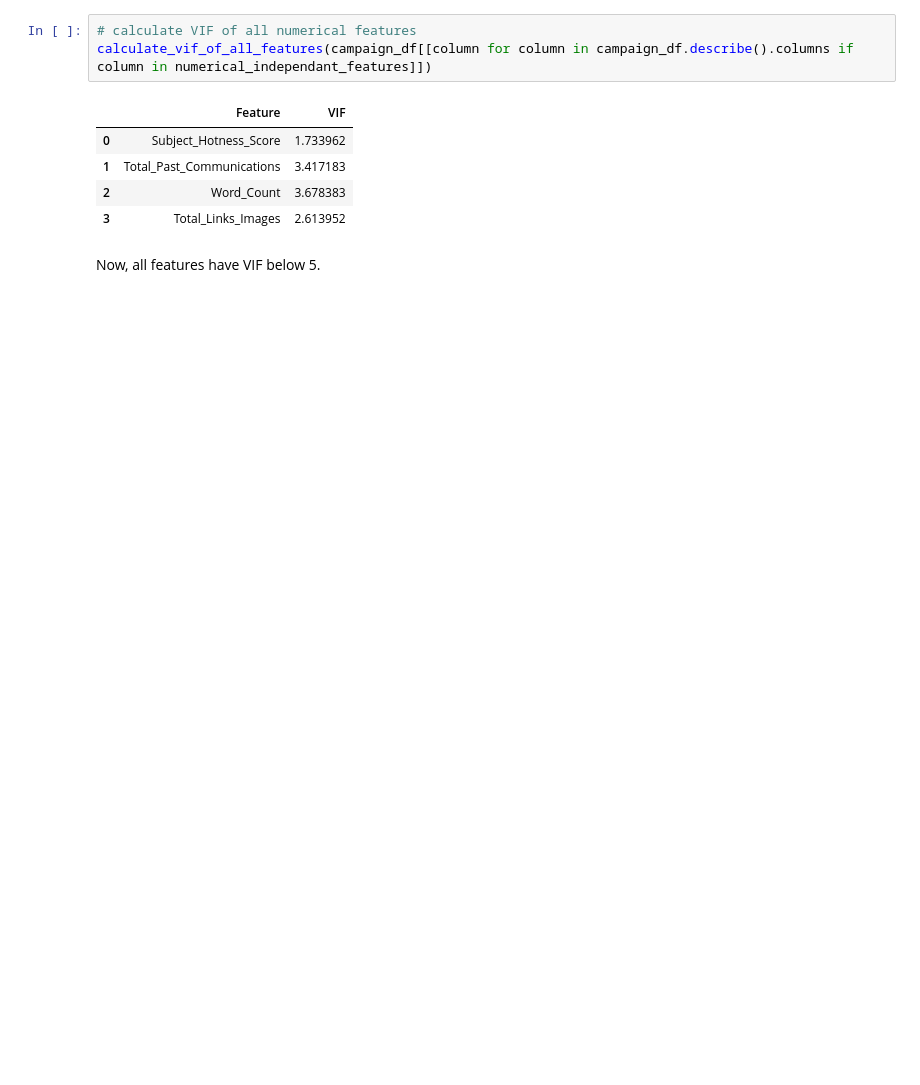
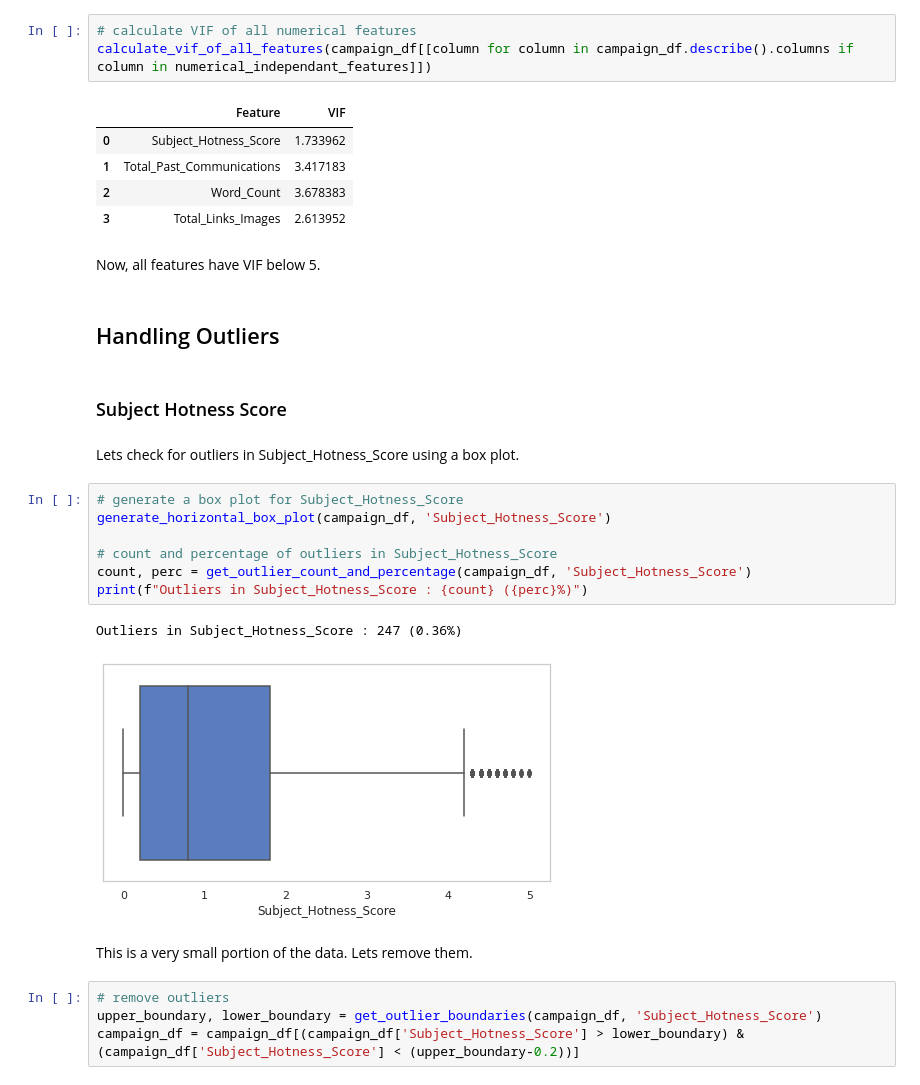
Before and after one commit to connect-midhunr/email-campaign-effectiveness-prediction, a Jupyter notebook: Email_Campaign_Effectiveness_Prediction_Capstone_Project.ipynb, the cells around one changed output. Drawn from its saved outputs; the diff is of its cells as text; blank space fills up the shorter version.

```diff
--- a/Email_Campaign_Effectiveness_Prediction_Capstone_Project.ipynb
+++ b/Email_Campaign_Effectiveness_Prediction_Capstone_Project.ipynb
@@ -646,3 +651,25 @@ calculate_vif_of_all_features(campaign_df[[column for column in campaign_df.desc
 | 3 | Total_Links_Images | 2.613952 |
 # %% [markdown]
 Now, all features have VIF below 5.
+# %% [markdown]
+## Handling Outliers
+# %% [markdown]
+### Subject Hotness Score
+# %% [markdown]
+Lets check for outliers in Subject_Hotness_Score using a box plot.
+# %%
+# generate a box plot for Subject_Hotness_Score
+generate_horizontal_box_plot(campaign_df, 'Subject_Hotness_Score')
+
+# count and percentage of outliers in Subject_Hotness_Score
+count, perc = get_outlier_count_and_percentage(campaign_df, 'Subject_Hotness_Score')
+print(f"Outliers in Subject_Hotness_Score : {count} ({perc}%)")
+# %% [output]
+Outliers in Subject_Hotness_Score : 247 (0.36%)
+[figure, added]
+# %% [markdown]
+This is a very small portion of the data. Lets remove them.
+# %%
+# remove outliers
+upper_boundary, lower_boundary = get_outlier_boundaries(campaign_df, 'Subject_Hotness_Score')
+campaign_df = campaign_df[(campaign_df['Subject_Hotness_Score'] > lower_boundary) & (campaign_df['Subject_Hotness_Score'] < (upper_boundary-0.2))]
```
Also changed, not shown: parts of 39 cells of this notebook.
